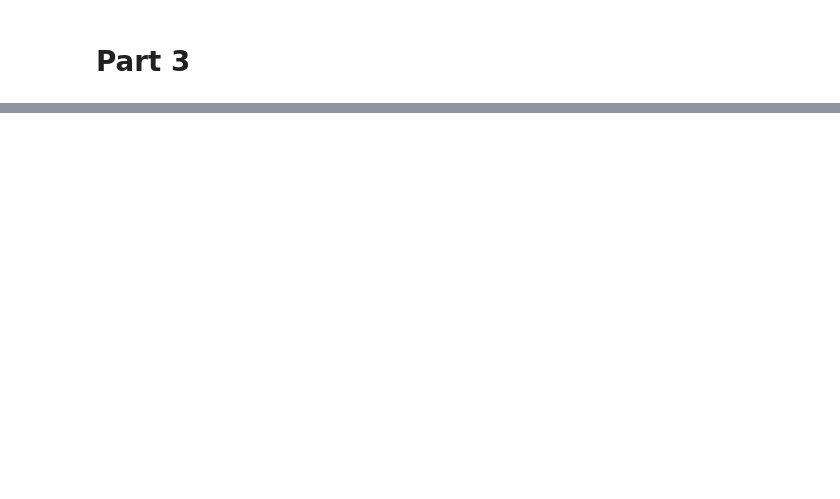
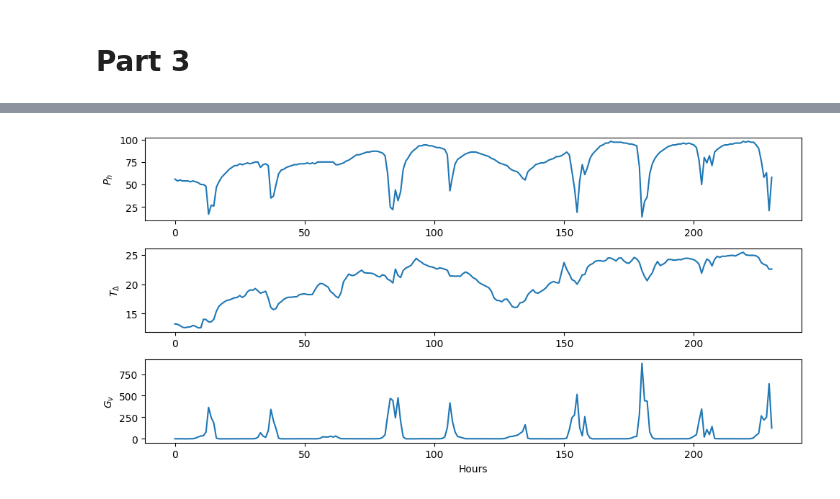
Before and after one commit to luca2618/Timeseries, a Jupyter notebook: assignment3/assignment3_emcken.ipynb, the cells around one changed output, grey strips where cells are left out. Drawn from its saved outputs; the diff is of its cells as text; code cells hidden in the pictures; blank space fills up the shorter version.

```diff
--- a/assignment3/assignment3_emcken.ipynb
+++ b/assignment3/assignment3_emcken.ipynb
@@ -85,0 +227,20 @@ df_box = pd.read_csv("box_data_60min.csv")
+# %%
+import matplotlib.pyplot as plt
+
+# Line plots
+fig, ax = plt.subplots(3, 1, figsize=(10, 5))
+ax[0].plot(df_box['Ph'])
+ax[0].set_ylabel('$P_h$')
+
+ax[1].plot(df_box['Tdelta'])
+ax[1].set_ylabel('$T_\Delta$')
+
+ax[2].plot(df_box['Gv'])
+ax[2].set_ylabel('$G_v$')
+
+
+plt.xlabel("Hours")
+plt.tight_layout()
+plt.show()
+# %% [output]
+[figure, added]
```
Also changed, not shown: parts of 11 cells of this notebook.
